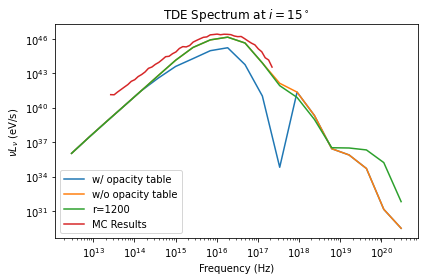
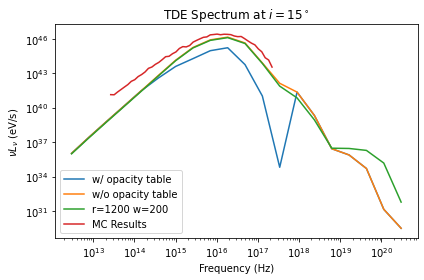
The notebook cell's code change between the first figure and the second:
--- before
+++ after
@@ -34,8 +34,9 @@
 
 argumentDict['filename_data'] = '../output/r1200_pinhole_tde1335_inc15.npz'
+argumentDict['distance'] = 1200
 flux3, freqs3 = sp.get_flux(**argumentDict)
 thetaWidth = (np.cos(np.radians(argumentDict['inclination'])-np.arctan(2*argumentDict['width']/argumentDict['distance']))-np.cos(np.radians(argumentDict['inclination'])+np.arctan(2*argumentDict['width']/argumentDict['distance'])))
 flux = (flux3*4*np.pi*distance_cm**2)/(thetaWidth*np.arctan(2*argumentDict['width']/argumentDict['distance']))
-ax.plot(freqs3,freqs3*flux*eV,label='r=1200')
+ax.plot(freqs3,freqs3*flux*eV,label='r=1200 w=200')
 
 shaneResults = np.loadtxt('../spec.txt')

Commit: confirmed it works